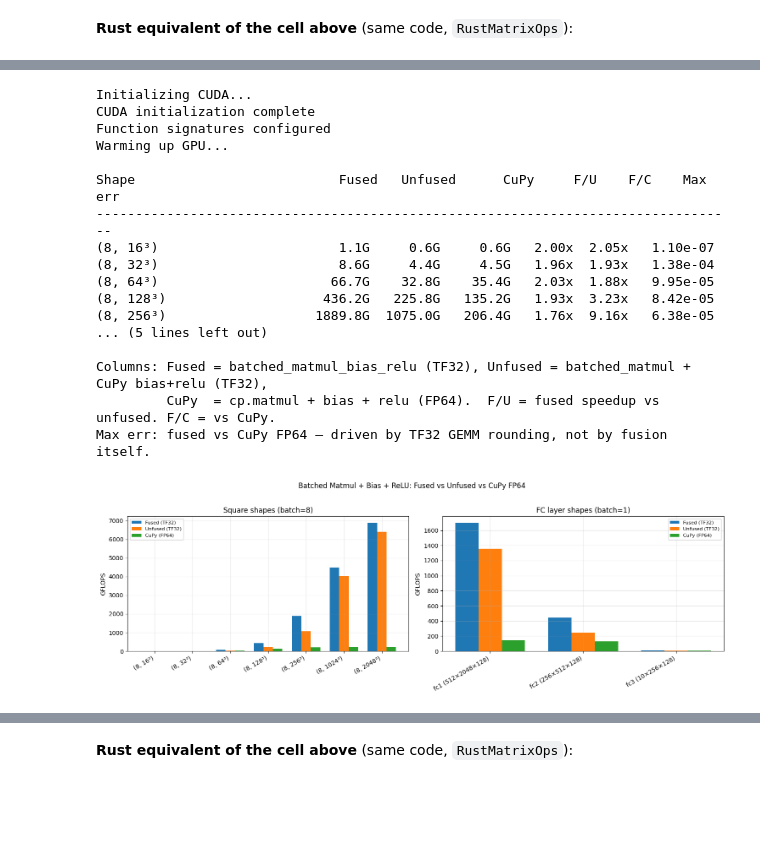
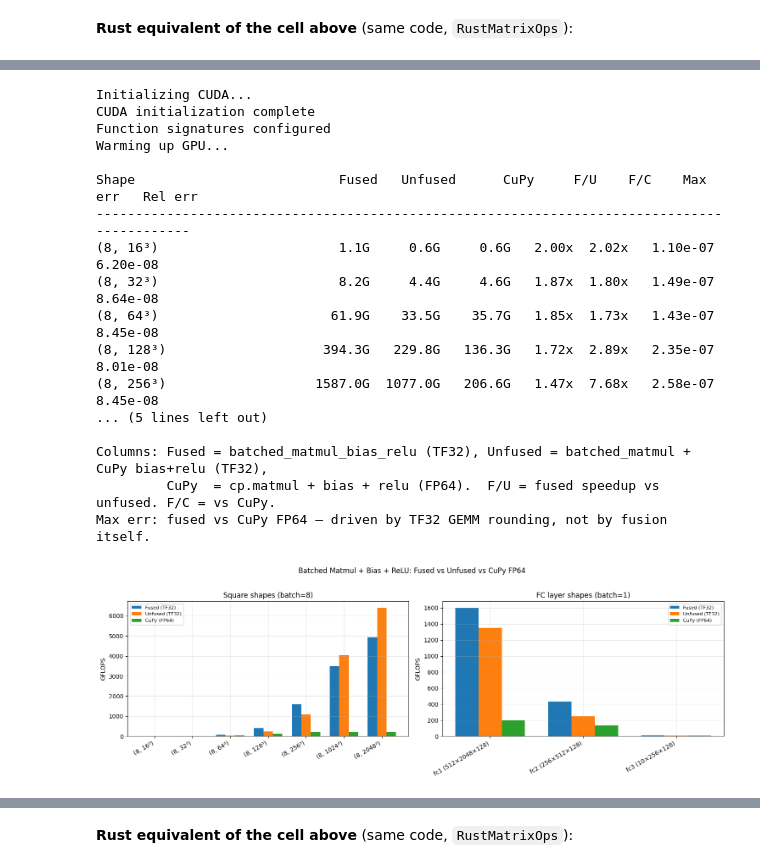
Before and after one commit to frasertajima/fortran, a Jupyter notebook: dot_matrix/v5_2/benchmark_v5_1_RXT4060_fortran_vs_rust.ipynb, the cells around one changed output, grey strips where cells are left out. Saved outputs shown, nothing was run; the diff lists cells and outputs as text; code cells hidden in the pictures; blank space fills up the shorter version.

```diff
--- a/dot_matrix/v5_2/benchmark_v5_1_RXT4060_fortran_vs_rust.ipynb
+++ b/dot_matrix/v5_2/benchmark_v5_1_RXT4060_fortran_vs_rust.ipynb
@@ -696,11 +969,14 @@ ops = RustMatrixOps()
 REPEAT = 5
 WARMUP = 2
 
-def _min_ms(fn, *args):
+def _min_ms(fn, *args, flops=None):
+    # Dispatch-bound shapes need more samples; take repeats_for()'s count but
+    # never fewer than REPEAT -- the policy raises the floor, it never lowers it.
+    reps = REPEAT if flops is None else max(REPEAT, repeats_for(flops))
     for _ in range(WARMUP):
         fn(*args); cp.cuda.Device().synchronize()
     times = []
-    for _ in range(REPEAT):
+    for _ in range(reps):
         cp.cuda.Device().synchronize()
         t0 = time.perf_counter()
         fn(*args)
@@ -729,10 +1005,10 @@ for N in shapes:
     ref = cp.matmul(A, B)
     flops = 2 * N**3
 
-    t_tf32  = _min_ms(ops.matmul, A, B)
-    t_tcs   = _min_ms(ops.matmul_tc_split, A, B)
-    t_i32   = _min_ms(ops.improved_matmul32, A, B)
-    t_fp64  = _min_ms(cp.matmul, A, B)
+    t_tf32  = _min_ms(ops.matmul, A, B, flops=flops)
+    t_tcs   = _min_ms(ops.matmul_tc_split, A, B, flops=flops)
+    t_i32   = _min_ms(ops.improved_matmul32, A, B, flops=flops)
+    t_fp64  = _min_ms(cp.matmul, A, B, flops=flops)
 
     gf_tf32 = flops / (t_tf32  * 1e6)
     gf_tcs  = flops / (t_tcs   * 1e6)
@@ -1356,7 +1632,10 @@ Function signatures configured
 # All shapes are tested against all three implementations so results are
 # directly comparable:
 #
-#   fused    — batched_matmul_bias_relu  (cuBLAS-lt TF32, bias+relu in GEMM registers)
+#   fused    — batched_matmul_bias_relu  (cuBLAS-lt, bias+relu in GEMM registers)
+#              Exact FP32 (~1.5e-7) since 2026-09-20; set TME_EPILOGUE_TF32=1
+#              for the old TF32 behaviour (~1e-4, 0-31% faster).  One variable
+#              moves BOTH engines, so they stay in the same precision tier.
 #   unfused  — batched_matmul + cp.maximum(C + bias, 0)  (cuBLAS TF32 + separate CuPy kernel)
 #   cupy     — cp.maximum(cp.matmul(A, B) + bias, 0)     (cuBLAS FP64, reference baseline)
 #
@@ -1374,11 +1653,14 @@ ops = TensorMatrixOps()
 REPEAT = 10
 WARMUP = 3
 
-def _min_time_ms(fn, *args):
+def _min_time_ms(fn, *args, flops=None):
+    # Dispatch-bound shapes need more samples; take repeats_for()'s count but
+    # never fewer than REPEAT -- the policy raises the floor, it never lowers it.
+    reps = REPEAT if flops is None else max(REPEAT, repeats_for(flops))
     for _ in range(WARMUP):
         fn(*args); cp.cuda.Stream.null.synchronize()
     times = []
-    for _ in range(REPEAT):
+    for _ in range(reps):
         cp.cuda.runtime.deviceSynchronize()
         t0 = time.perf_counter()
         result = fn(*args)
@@ -1406,7 +1688,7 @@ _ = cp.matmul(cp.random.random((512,512), dtype=cp.float64),
 cp.cuda.Stream.null.synchronize()
 
 print()
-hdr = f"{'Shape':<26} {'Fused':>9} {'Unfused':>9} {'CuPy':>9}  {'F/U':>6} {'F/C':>6}  {'Max err':>9}"
+hdr = f"{'Shape':<26} {'Fused':>9} {'Unfused':>9} {'CuPy':>9}  {'F/U':>6} {'F/C':>6}  {'Max err':>9} {'Rel err':>9}"
 print(hdr)
 print("-" * len(hdr))
 
@@ -1427,25 +1709,29 @@ for label, batch, m, k, n in shapes:
     def cupy_ref(A, B, bias):
         return cp.maximum(cp.matmul(A, B) + bias[:, None], 0.0)
 
-    res_f, t_f = _min_time_ms(fused,    A, B, bias)
-    res_u, t_u = _min_time_ms(unfused,  A, B, bias)
-    res_c, t_c = _min_time_ms(cupy_ref, A, B, bias)
+    flops     = 2 * batch * m * k * n
 
-    flops     = 2 * batch * m * k * n
+    res_f, t_f = _min_time_ms(fused,    A, B, bias, flops=flops)
+    res_u, t_u = _min_time_ms(unfused,  A, B, bias, flops=flops)
+    res_c, t_c = _min_time_ms(cupy_ref, A, B, bias, flops=flops)
+
     gf_f      = flops / (t_f * 1e6)
     gf_u      = flops / (t_u * 1e6)
     gf_c      = flops / (t_c * 1e6)
     ratio_fu  = t_u / t_f
     ratio_fc  = t_c / t_f
     max_err   = float(cp.max(cp.abs(res_f[0] - res_c[0])))
+    ref_mag   = float(cp.max(cp.abs(res_c[0])))
+    rel_err   = max_err / ref_mag if ref_mag > 0.0 else float("nan")
 
     print(f"{label:<26} {gf_f:>7.1f}G {gf_u:>7.1f}G {gf_c:>7.1f}G  "
-          f"{ratio_fu:>5.2f}x {ratio_fc:>5.2f}x  {max_err:>9.2e}")
+          f"{ratio_fu:>5.2f}x {ratio_fc:>5.2f}x  {max_err:>9.2e} {rel_err:>9.2e}")
 
     rows.append(dict(label=label, batch=batch, m=m, k=k, n=n,
                      gf_f=gf_f, gf_u=gf_u, gf_c=gf_c,
                      t_f=t_f, t_u=t_u, t_c=t_c,
-                     ratio_fu=ratio_fu, ratio_fc=ratio_fc, max_err=max_err))
+                     ratio_fu=ratio_fu, ratio_fc=ratio_fc, max_err=max_err,
+                     rel_err=rel_err))
 
     del A, B, bias, res_f, res_u, res_c
     cp.get_default_memory_pool().free_all_blocks()
@@ -1482,41 +1768,43 @@ for ax, group, title in [
 plt.suptitle('Batched Matmul + Bias + ReLU: Fused vs Unfused vs CuPy FP64', y=1.02)
 plt.tight_layout()
 plt.show()
 
 # Retain variables for summary cell
 batched_matmul_results = [
     dict(shape=(r['batch'], r['m'], r['k'], r['n']),
          tensor_gflops=r['gf_f'], reference_gflops=r['gf_c'],
          speedup=r['ratio_fc'], max_diff=r['max_err'], mean_diff=r['max_err'],
+         rel_err=r['rel_err'],
          tensor_times=[r['t_f']], reference_times=[r['t_c']])
     for r in rows if r['batch'] == 8
 ]
 batched_matmul_fused_results = [
     dict(shape=(r['batch'], r['m'], r['k'], r['n']),
          tensor_gflops=r['gf_f'], reference_gflops=r['gf_c'],
          speedup=r['ratio_fc'], max_diff=r['max_err'], mean_diff=r['max_err'],
+         rel_err=r['rel_err'],
          tensor_times=[r['t_f']], reference_times=[r['t_c']])
     for r in rows if r['batch'] == 1
 ]
 # %% [output]
 Initializing CUDA...
 CUDA initialization complete
 Function signatures configured
 Warming up GPU...
 
-Shape                          Fused   Unfused      CuPy     F/U    F/C    Max err
-----------------------------------------------------------------------------------
-(8, 16³)                       1.1G     0.6G     0.6G   2.00x  2.05x   1.10e-07
-(8, 32³)                       8.6G     4.4G     4.5G   1.96x  1.93x   1.38e-04
-(8, 64³)                      66.7G    32.8G    35.4G   2.03x  1.88x   9.95e-05
-(8, 128³)                    436.2G   225.8G   135.2G   1.93x  3.23x   8.42e-05
-(8, 256³)                   1889.8G  1075.0G   206.4G   1.76x  9.16x   6.38e-05
+Shape                          Fused   Unfused      CuPy     F/U    F/C    Max err   Rel err
+--------------------------------------------------------------------------------------------
+(8, 16³)                       1.1G     0.6G     0.6G   2.00x  2.02x   1.10e-07  6.20e-08
+(8, 32³)                       8.2G     4.4G     4.6G   1.87x  1.80x   1.49e-07  8.64e-08
+(8, 64³)                      61.9G    33.5G    35.7G   1.85x  1.73x   1.43e-07  8.45e-08
+(8, 128³)                    394.3G   229.8G   136.3G   1.72x  2.89x   2.35e-07  8.01e-08
+(8, 256³)                   1587.0G  1077.0G   206.6G   1.47x  7.68x   2.58e-07  8.45e-08
 ... (5 lines left out)
 
 Columns: Fused = batched_matmul_bias_relu (TF32), Unfused = batched_matmul + CuPy bias+relu (TF32),
          CuPy  = cp.matmul + bias + relu (FP64).  F/U = fused speedup vs unfused. F/C = vs CuPy.
 Max err: fused vs CuPy FP64 — driven by TF32 GEMM rounding, not by fusion itself.
-[figure, old version]
+[figure, new version]
 # %%
 # Free GPU memory between engines. Both engines keep a process-global workspace pool
 # (Fortran wp_*, Rust pool) that outlives the wrapper objects the cells create locally,
```
Also changed, not shown: parts of 70 cells of this notebook, 5 other files.
